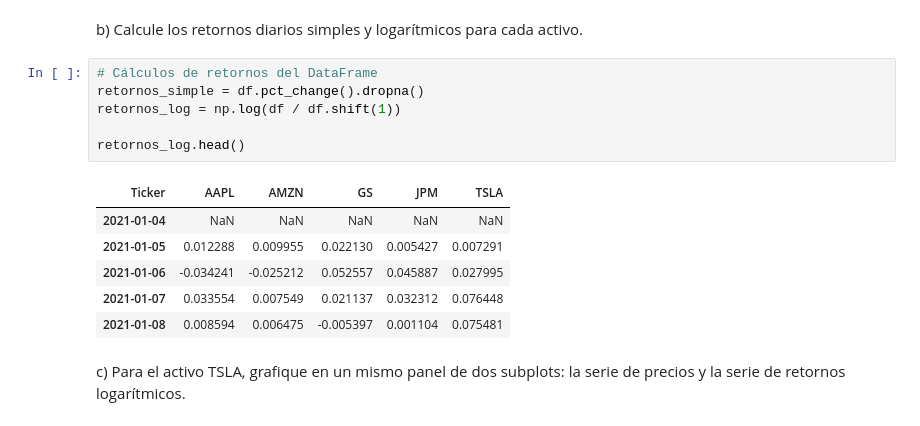
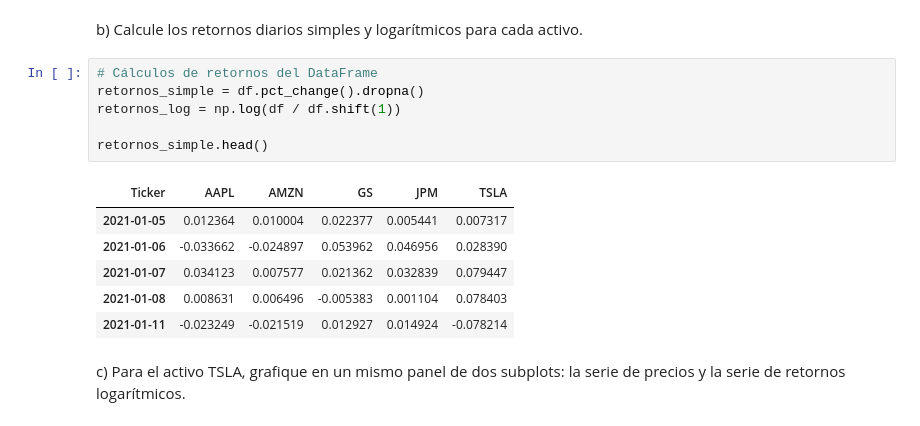
Before and after one commit to Felipe-Lopez-Vergara/ds_finance_-Lopez-, a Jupyter notebook: notebooks/HW_Sesion_2.ipynb, the cells around one changed output. Drawn from its saved outputs; the diff is of its cells as text.

```diff
--- a/notebooks/HW_Sesion_2.ipynb
+++ b/notebooks/HW_Sesion_2.ipynb
@@ -55,16 +55,16 @@ b) Calcule los retornos diarios simples y logarítmicos para cada activo.
 # %%
 # Cálculos de retornos del DataFrame
 retornos_simple = df.pct_change().dropna()
 retornos_log = np.log(df / df.shift(1))
 
-retornos_log.head()
+retornos_simple.head()
 # %% [output]
 | Ticker | AAPL | AMZN | GS | JPM | TSLA |
-| 2021-01-04 | NaN | NaN | NaN | NaN | NaN |
-| 2021-01-05 | 0.012288 | 0.009955 | 0.022130 | 0.005427 | 0.007291 |
-| 2021-01-06 | -0.034241 | -0.025212 | 0.052557 | 0.045887 | 0.027995 |
-| 2021-01-07 | 0.033554 | 0.007549 | 0.021137 | 0.032312 | 0.076448 |
-| 2021-01-08 | 0.008594 | 0.006475 | -0.005397 | 0.001104 | 0.075481 |
+| 2021-01-05 | 0.012364 | 0.010004 | 0.022377 | 0.005441 | 0.007317 |
+| 2021-01-06 | -0.033662 | -0.024897 | 0.053962 | 0.046956 | 0.028390 |
+| 2021-01-07 | 0.034123 | 0.007577 | 0.021362 | 0.032839 | 0.079447 |
+| 2021-01-08 | 0.008631 | 0.006496 | -0.005383 | 0.001104 | 0.078403 |
+| 2021-01-11 | -0.023249 | -0.021519 | 0.012927 | 0.014924 | -0.078214 |
 # %% [markdown]
 c) Para el activo TSLA, grafique en un mismo panel de dos subplots: la serie de precios y la serie de retornos logarítmicos.
 # %%
```
Also changed, not shown: parts of 28 cells of this notebook.
